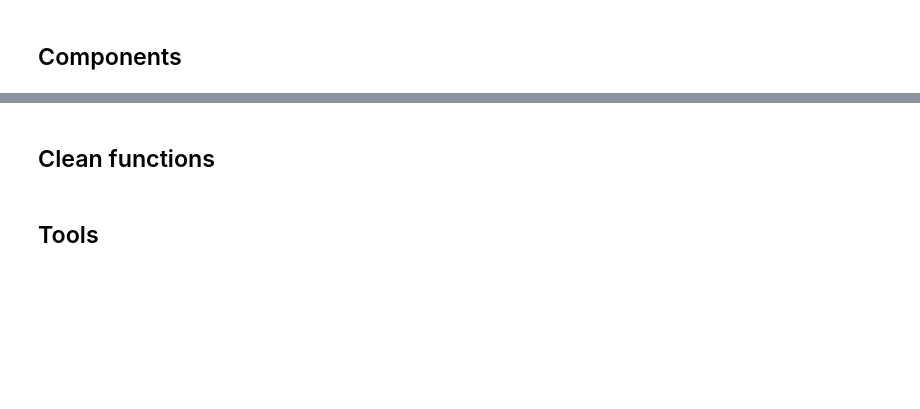
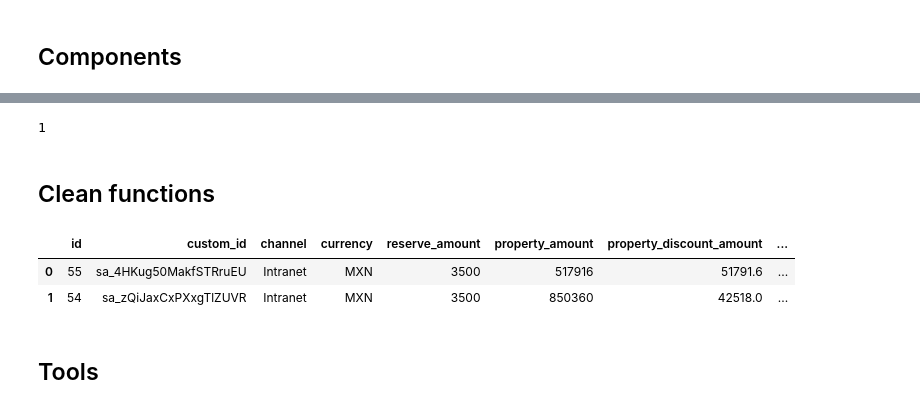
Before and after one commit to ItsShinyAlex/langchain-agent-demo, a Jupyter notebook: langchain_agent_demo.ipynb, the cells around one changed output, grey strips where cells are left out. Drawn from its saved outputs; the diff is of its cells as text; code cells hidden in the pictures; blank space fills up the shorter version.

```diff
--- a/langchain_agent_demo.ipynb
+++ b/langchain_agent_demo.ipynb
@@ -261,2 +307,7 @@ def GetDevelopments(token: str):
+# %%
+customers = GetCustomers(token)
+GetCustomerID(customers, 'admin@platform.com')
+# %% [output]
+1
 # %% [markdown]
 ## Clean functions
@@ -270,3 +335,10 @@ properties_df = df_properties[df_properties['is_active'] == True]
+# %%
+sales.head(2)
+sales
+# %% [output]
+|  | id | custom_id | channel | currency | reserve_amount | property_amount | property_discount_amount | ... |
+| 0 | 55 | sa_4HKug50MakfSTRruEU | Intranet | MXN | 3500 | 517916 | 51791.6 | ... |
+| 1 | 54 | sa_zQiJaxCxPXxgTlZUVR | Intranet | MXN | 3500 | 850360 | 42518.0 | ... |
 # %% [markdown]
 ## Tools
 # %%
```
Also changed, not shown: parts of 29 cells of this notebook.
